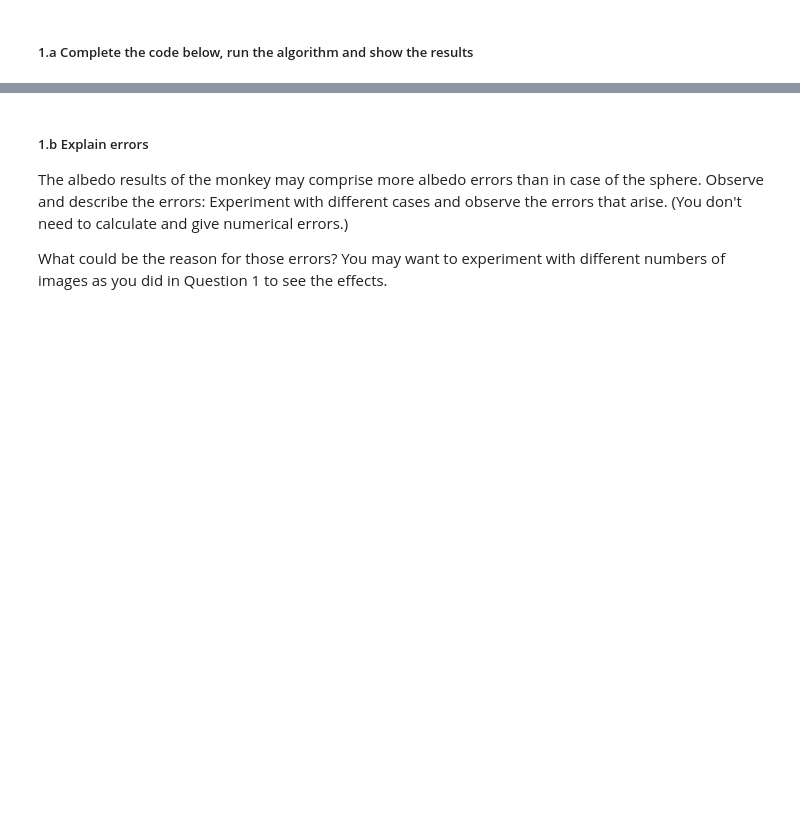
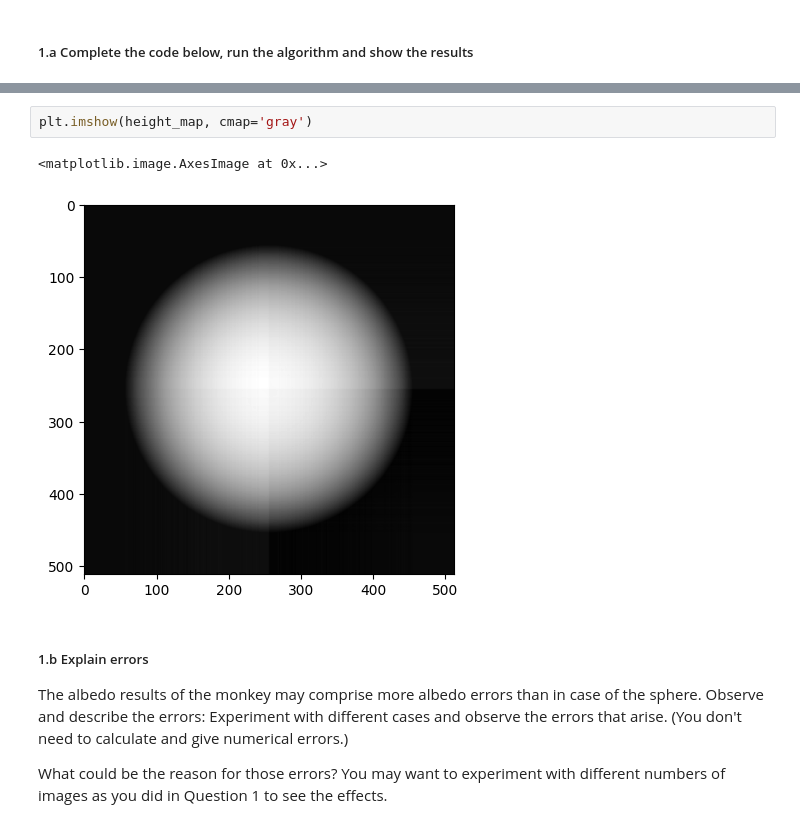
Before and after one commit to dqmis/ai-course, a Jupyter notebook: CV1_Lab1_Students.ipynb, the cells around one changed output, grey strips where cells are left out. Drawn from its saved outputs; the diff is of its cells as text; blank space fills up the shorter version.

```diff
--- a/CV1_Lab1_Students.ipynb
+++ b/CV1_Lab1_Students.ipynb
@@ -822,3 +907,8 @@ photometric_stereo(image_dir)
+# %%
+plt.imshow(height_map, cmap='gray')
+# %% [output]
+<matplotlib.image.AxesImage at 0x...>
+[figure, added]
 # %% [markdown]
 ##### 1.b Explain errors
 
```
Also changed, not shown: parts of 13 cells of this notebook.
